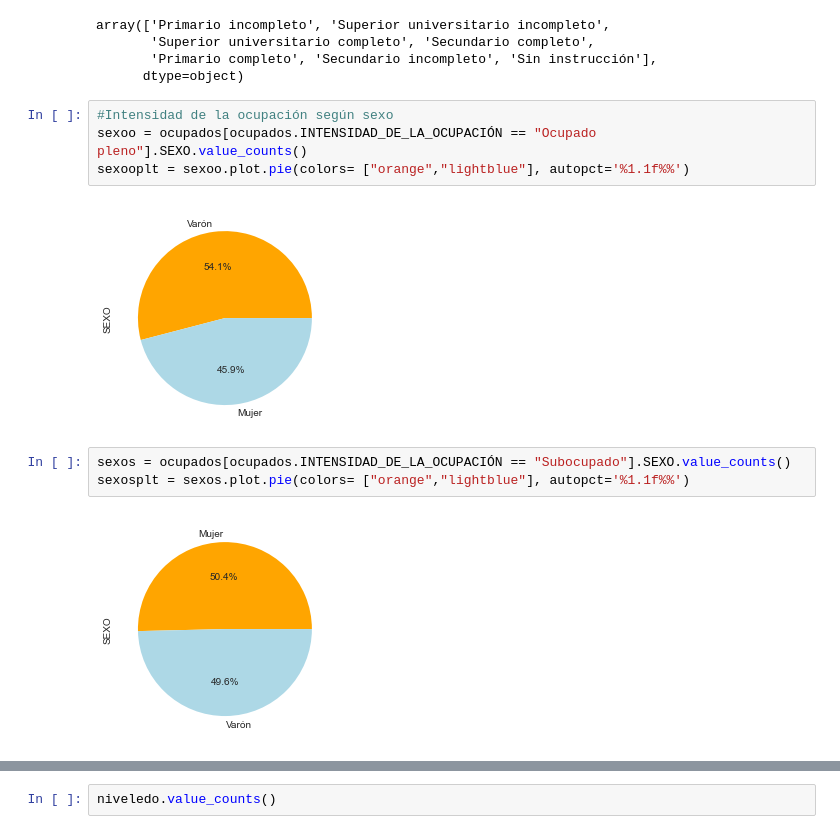
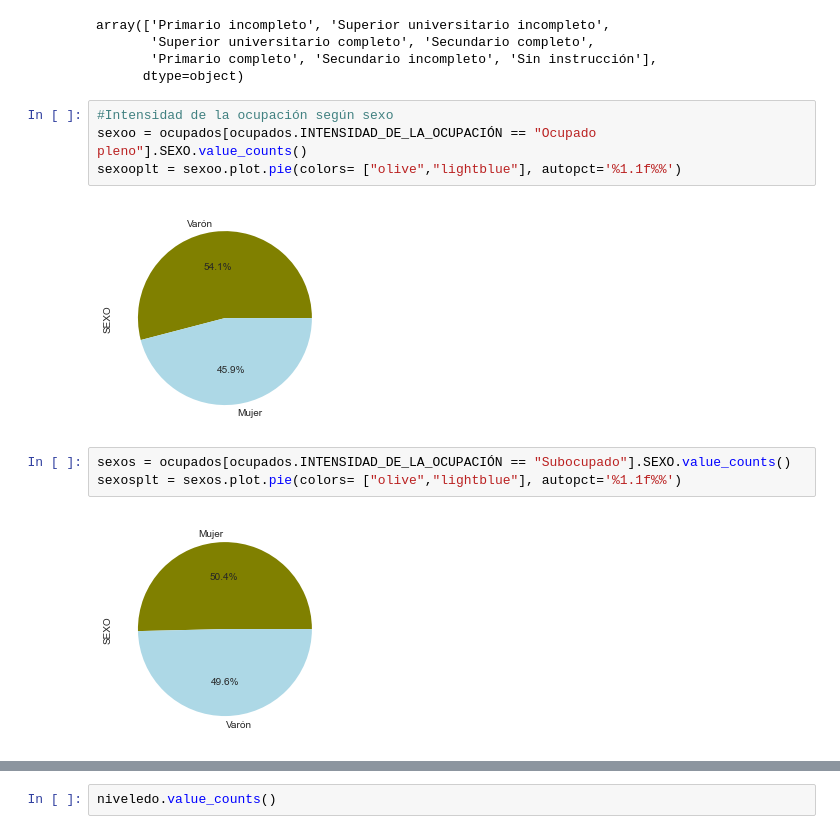
Before and after one commit to VioleCP/EPH-subocupacion, a Jupyter notebook: Subocupación Argentina.ipynb, the cells around one changed output, grey strips where cells are left out. Saved outputs shown, nothing was run; the diff lists cells and outputs as text.

```diff
--- a/Subocupación Argentina.ipynb
+++ b/Subocupación Argentina.ipynb
@@ -573,14 +573,14 @@ array(['Primario incompleto', 'Superior universitario incompleto',
 # %%
 #Intensidad de la ocupación según sexo
 sexoo = ocupados[ocupados.INTENSIDAD_DE_LA_OCUPACIÓN == "Ocupado pleno"].SEXO.value_counts()
-sexooplt = sexoo.plot.pie(colors= ["orange","lightblue"], autopct='%1.1f%%')
+sexooplt = sexoo.plot.pie(colors= ["olive","lightblue"], autopct='%1.1f%%')
 # %% [output]
-[figure, old version]
+[figure, new version]
 # %%
 sexos = ocupados[ocupados.INTENSIDAD_DE_LA_OCUPACIÓN == "Subocupado"].SEXO.value_counts()
-sexosplt = sexos.plot.pie(colors= ["orange","lightblue"], autopct='%1.1f%%')
+sexosplt = sexos.plot.pie(colors= ["olive","lightblue"], autopct='%1.1f%%')
 # %% [output]
-[figure, old version]
+[figure, new version]
 # %%
 fig, (ax1, ax2) = plt.subplots(1, 2)
 
```
Also changed, not shown: parts of 9 cells of this notebook.
